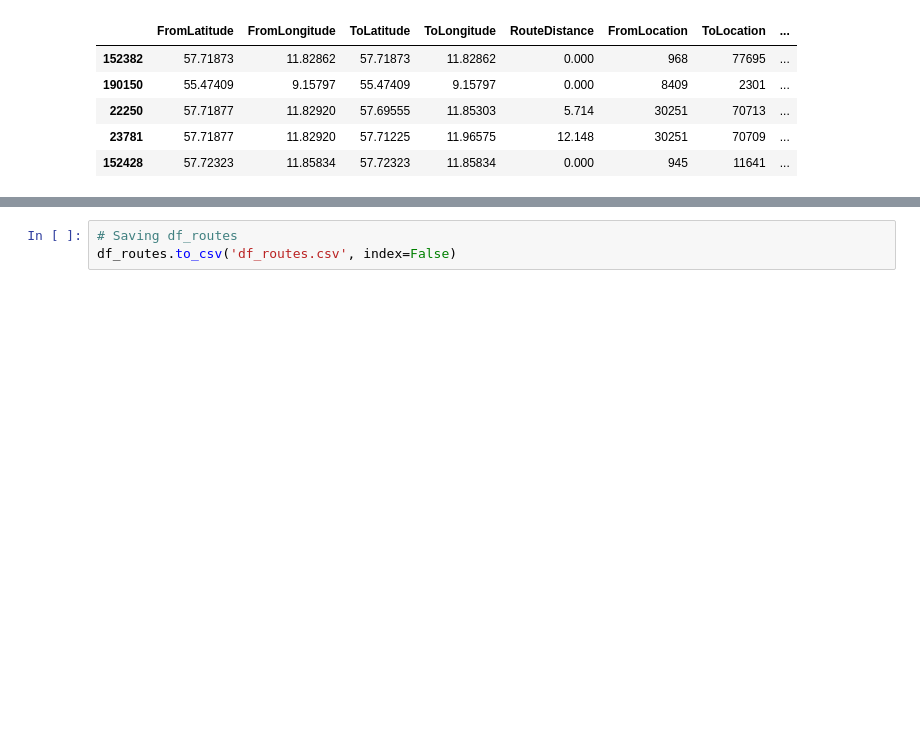
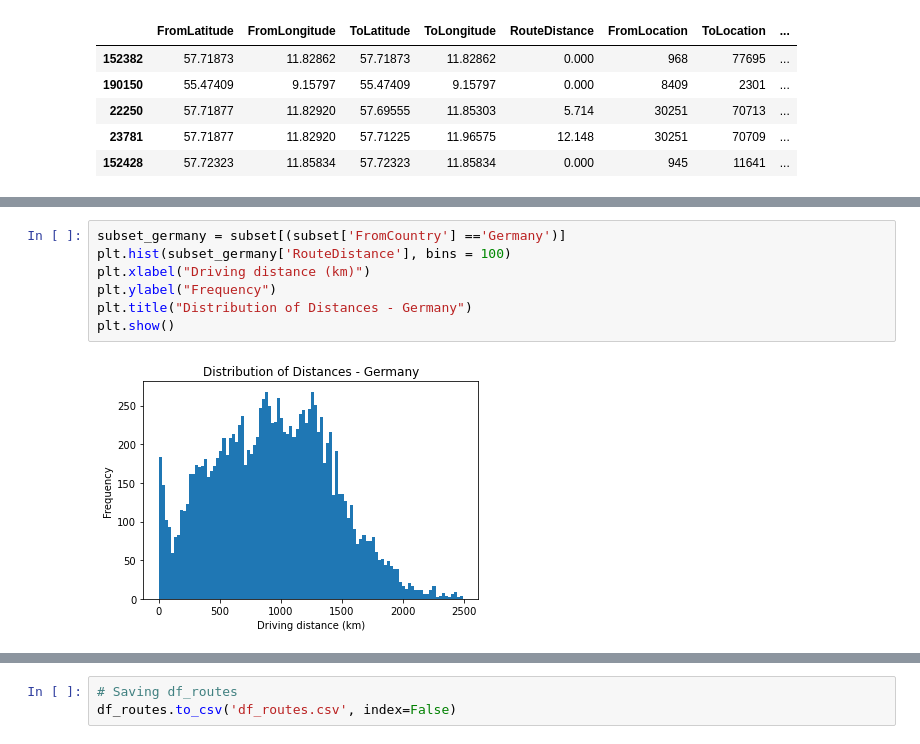
Before and after one commit to em1899/master-thesis-project, a Jupyter notebook: EDA/EDA_v5.ipynb, the cells around one changed output, grey strips where cells are left out. Drawn from its saved outputs; the diff is of its cells as text; blank space fills up the shorter version.

```diff
--- a/EDA/EDA_v5.ipynb
+++ b/EDA/EDA_v5.ipynb
@@ -1277,0 +1347,9 @@ plt.show()
+# %%
+subset_germany = subset[(subset['FromCountry'] =='Germany')]
+plt.hist(subset_germany['RouteDistance'], bins = 100)
+plt.xlabel("Driving distance (km)")
+plt.ylabel("Frequency")
+plt.title("Distribution of Distances - Germany")
+plt.show()
+# %% [output]
+[figure, added]
```
Also changed, not shown: parts of 18 cells of this notebook, 10 other files.
